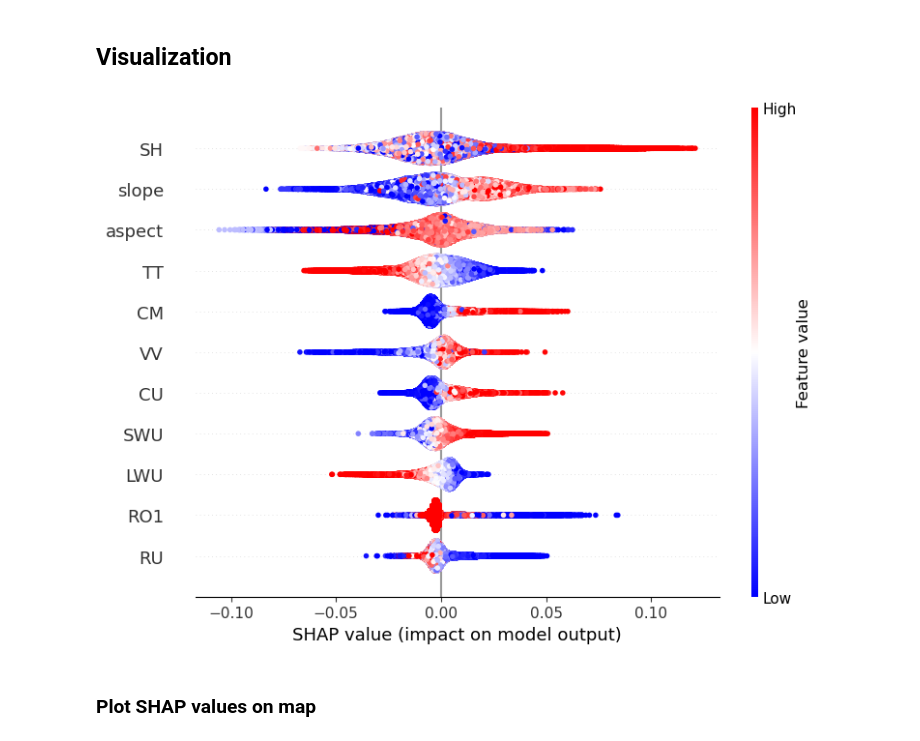
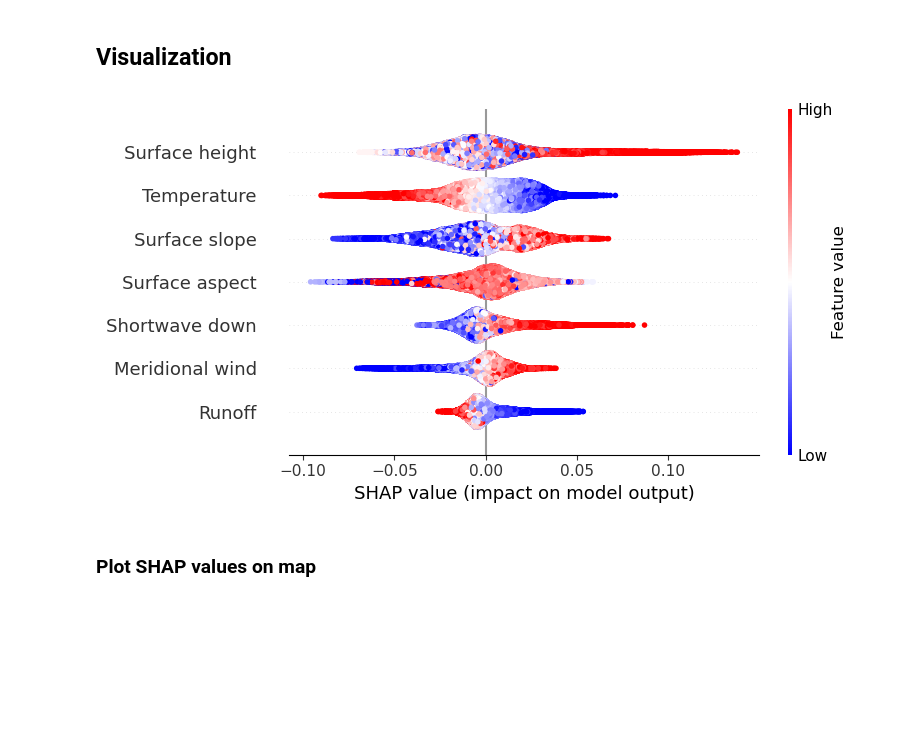
Before and after one commit to raf-antwerpen/PIXAL-predictive-ice-albedo-model, a Jupyter notebook: PIXAL.ipynb, the cells around one changed output. Drawn from its saved outputs; the diff is of its cells as text; code cells hidden in the pictures; blank space fills up the shorter version.

```diff
--- a/PIXAL.ipynb
+++ b/PIXAL.ipynb
@@ -254,12 +276,31 @@ x_mask = x_dum
 y_nonan = y_mask[~np.isnan(y_mask)]
 
 # create zero matrix of same lenth as y_nonan, with space for all 23 features in x
-x_nonan = np.zeros((450110,x.shape[3]))
+x_nonan = np.zeros((299125,x.shape[3]))
 
 # put values of x (where bareice==1) in x_nonan, for all MAR features
 for i in range(x.shape[3]):
     x_mask_dum = x_mask[:,:,:,i]
     x_nonan[:,i] = x_mask_dum[~np.isnan(x_mask_dum)]
+# %%
+# remove CD (9), CM (10), CU (11), and COD (12) from X_train
+x_nonan_temp1 = np.zeros((299125, 19))
+
+x_nonan_temp1[:,:9] = x_nonan[:,:9]
+x_nonan_temp1[:,9:] = x_nonan[:,13:]
+
+x_nonan = x_nonan_temp1
+# %%
+# remove SWU (3), LWU (5), SHF (7), and LHF (8)
+
+x_nonan_temp2 = np.zeros((299125, 15))
+
+x_nonan_temp2[:,:3] = x_nonan[:,:3]
+x_nonan_temp2[:,3] = x_nonan[:,4]
+x_nonan_temp2[:,4] = x_nonan[:,6]
+x_nonan_temp2[:,5:] = x_nonan[:,9:]
+
+x_nonan = x_nonan_temp2
 # %% [markdown]
 # Train, test, validation split
 # %%
@@ -311,0 +320,20 @@ vars_std = vars_std_temp
+# %%
+X_test_AL2 = X_test[:,0]
+X_test_temp = np.zeros((X_test.shape[0],14))
+X_test_temp[:,:] = X_test[:,1:]
+X_test = X_test_temp
+
+X_train1_AL2 = X_train1[:,0]
+X_train1_temp = np.zeros((X_train1.shape[0],14))
+X_train1_temp[:,:] = X_train1[:,1:]
+X_train1 = X_train1_temp
+
+X_train_AL2 = X_train[:,0]
+X_train_temp = np.zeros((X_train.shape[0],14))
+X_train_temp[:,:] = X_train[:,1:]
+X_train = X_train_temp
+
+X_val_AL2 = X_val[:,0]
+X_val_temp = np.zeros((X_val.shape[0],14))
+X_val_temp[:,:] = X_val[:,1:]
+X_val = X_val_temp
@@ -790,9 +810,9 @@ shap_values_data = (shap_values.data * vars_std) + vars_mean
 # %% [markdown]
 ## Visualization
 # %%
-shap.summary_plot(shap_values[:,[0,1,2,4,9,10,12,14,19,20,21]], cmap='bwr', feature_names = ['TT', 'RU', 'SWU', 'LWU', 'CM', 'CU', 'RO1', 'VV', 'SH', 'slope', 'aspect'], plot_type='dot')
+fig = shap.summary_plot(shap_values, cmap='bwr', feature_names = ['Temperature', 'Runoff', 'Shortwave down', 'Longwave down', 'Ice density', 'Zonal wind', 'Meridional wind', 'Sublimation', 'Liquid water content', 'Snowfall', 'Rainfall', 'Surface height', 'Surface slope', 'Surface aspect'], plot_type='dot', max_display=7)
 # %% [output]
-[figure, old version]
+[figure, new version]
 # %% [markdown]
 ### Plot SHAP values on map
 # %%
```
Also changed, not shown: parts of 57 cells of this notebook, 1 other file.
